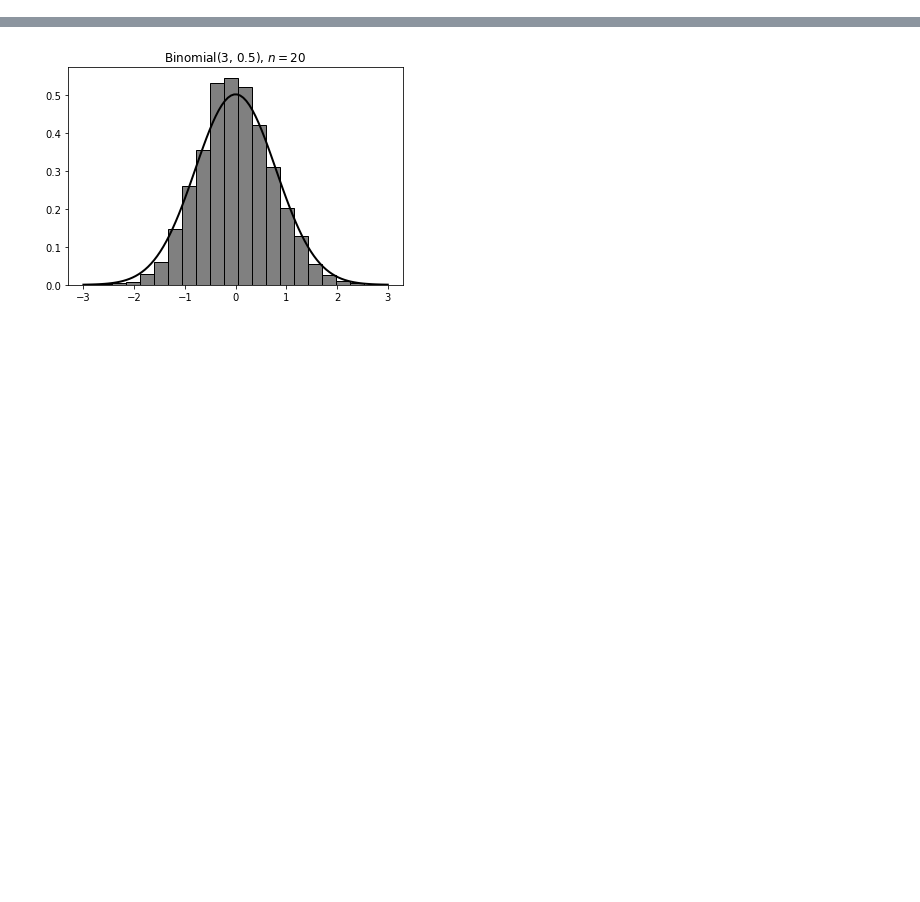
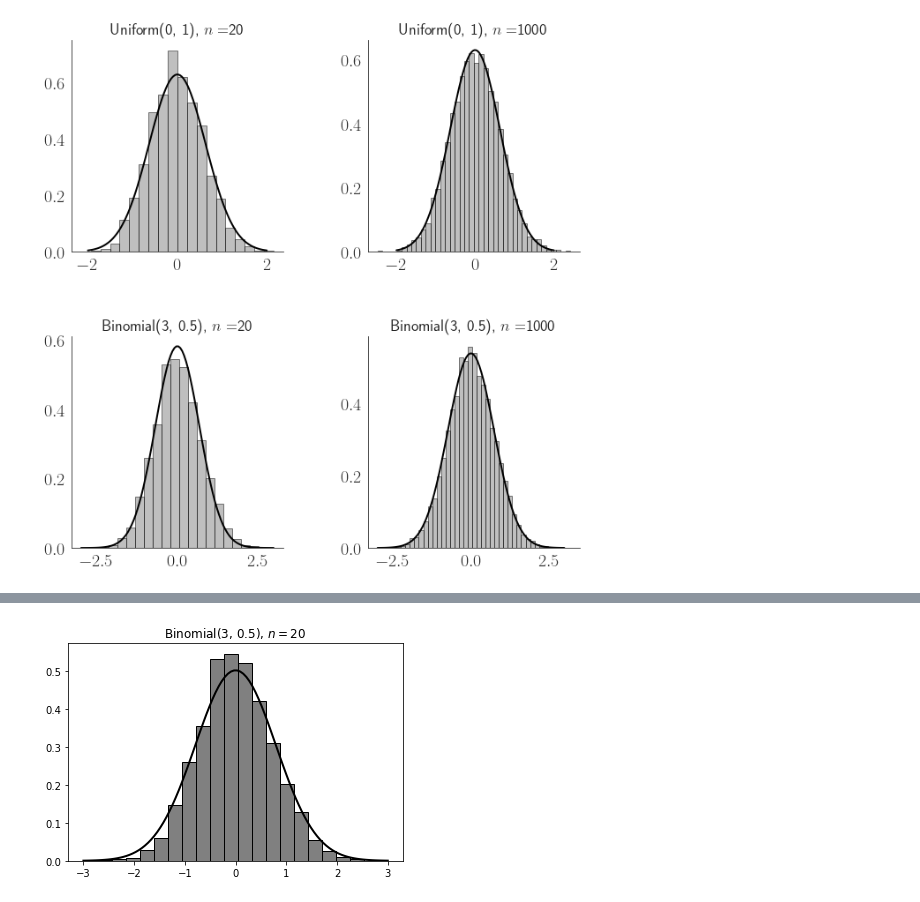
Before and after one commit to ronakdm/prelim, a Jupyter notebook: figure-3.ipynb, the cells around one changed output, grey strips where cells are left out. Drawn from its saved outputs; the diff is of its cells as text; code cells hidden in the pictures; blank space fills up the shorter version.

```diff
--- a/figure-3.ipynb
+++ b/figure-3.ipynb
@@ -80,3 +86,80 @@ plt.show()
+# %%
+sns.set_style("white")
+fontsize = 18
+
+fig, ax = plt.subplots(2, 2, figsize = (10, 10))
+
+###
+
+n = 20
+unif_dist = np.load(f"results/asymptotic/unif_{n}.npy")
+
+# Asymptotic distribution.
+x = np.linspace(-2,2, 100)
+f = np.exp(-x ** 2 / (2 * 0.4)) / np.sqrt(2 * np.pi * 0.4)
+h = ax[0, 0].plot(x, f, lw=2, color="k")
+
+ax[0, 0].set_title("Uniform(0, 1), " + r"$n = $" + f"{n}", fontsize=fontsize)
+ax[0, 0].hist(np.sqrt(n) * unif_dist, bins=20, edgecolor='k', density=True, color="grey", alpha=0.5)
+
+###
+
+n = 1000
+unif_dist = np.load(f"results/asymptotic/unif_{n}.npy")
+
+# Asymptotic distribution.
+x = np.linspace(-2,2, 100)
+f = np.exp(-x ** 2 / (2 * 0.4)) / np.sqrt(2 * np.pi * 0.4)
+h = ax[0, 1].plot(x, f, lw=2, color="k")
+
+ax[0, 1].set_title("Uniform(0, 1), " + r"$n = $" + f"{n}", fontsize=fontsize)
+ax[0, 1].hist(np.sqrt(n) * unif_dist, bins=40, edgecolor='k', density=True, color="grey", alpha=0.5)
+
+###
+
+n = 20
+binom_dist = np.load(f"results/asymptotic/binom_{n}.npy")
+
+y = torch.sum(torch.bernoulli(0.5 *torch.ones((n, 3))), dim=1)
+tau2 = get_tau2(y, n)
+
+# Asymptotic distribution.
+x = np.linspace(-3,3, 100)
+f = np.exp(-x ** 2 / (2 * tau2)) / np.sqrt(2 * np.pi * tau2)
+h = ax[1, 0].plot(x, f, lw=2, color="k")
+
+ax[1, 0].set_title("Binomial(3, 0.5), " + r"$n = $" + f"{n}", fontsize=fontsize)
+ax[1, 0].hist(np.sqrt(n) * binom_dist, bins=20, edgecolor='k', density=True, color="grey", alpha=0.5)
+
+###
+
+n = 1000
+binom_dist = np.load(f"results/asymptotic/binom_{n}.npy")
+
+y = torch.sum(torch.bernoulli(0.5 *torch.ones((n, 3))), dim=1)
+tau2 = get_tau2(y, n)
+
+# Asymptotic distribution.
+x = np.linspace(-3,3, 100)
+f = np.exp(-x ** 2 / (2 * tau2)) / np.sqrt(2 * np.pi * tau2)
+h = ax[1, 1].plot(x, f, lw=2, color="k")
+
+ax[1, 1].set_title("Binomial(3, 0.5), " + r"$n = $" + f"{n}", fontsize=fontsize)
+ax[1, 1].hist(np.sqrt(n) * binom_dist, bins=40, edgecolor='k', density=True, color="grey", alpha=0.5)
+
+###
+# set the spacing between subplots
+plt.subplots_adjust(left=0.1,
+                    bottom=0.1,
+                    right=0.9,
+                    top=0.9,
+                    wspace=0.4,
+                    hspace=0.4)
+sns.despine()
+plt.savefig("figs/asymptotic_normality.pdf", bbox_inches="tight")
+plt.show()
+# %% [output]
+[figure, added]
 # %%
 n = 1000
 n_sim = 10000
```
Also changed, not shown: parts of 14 cells of this notebook, 27 other files.
